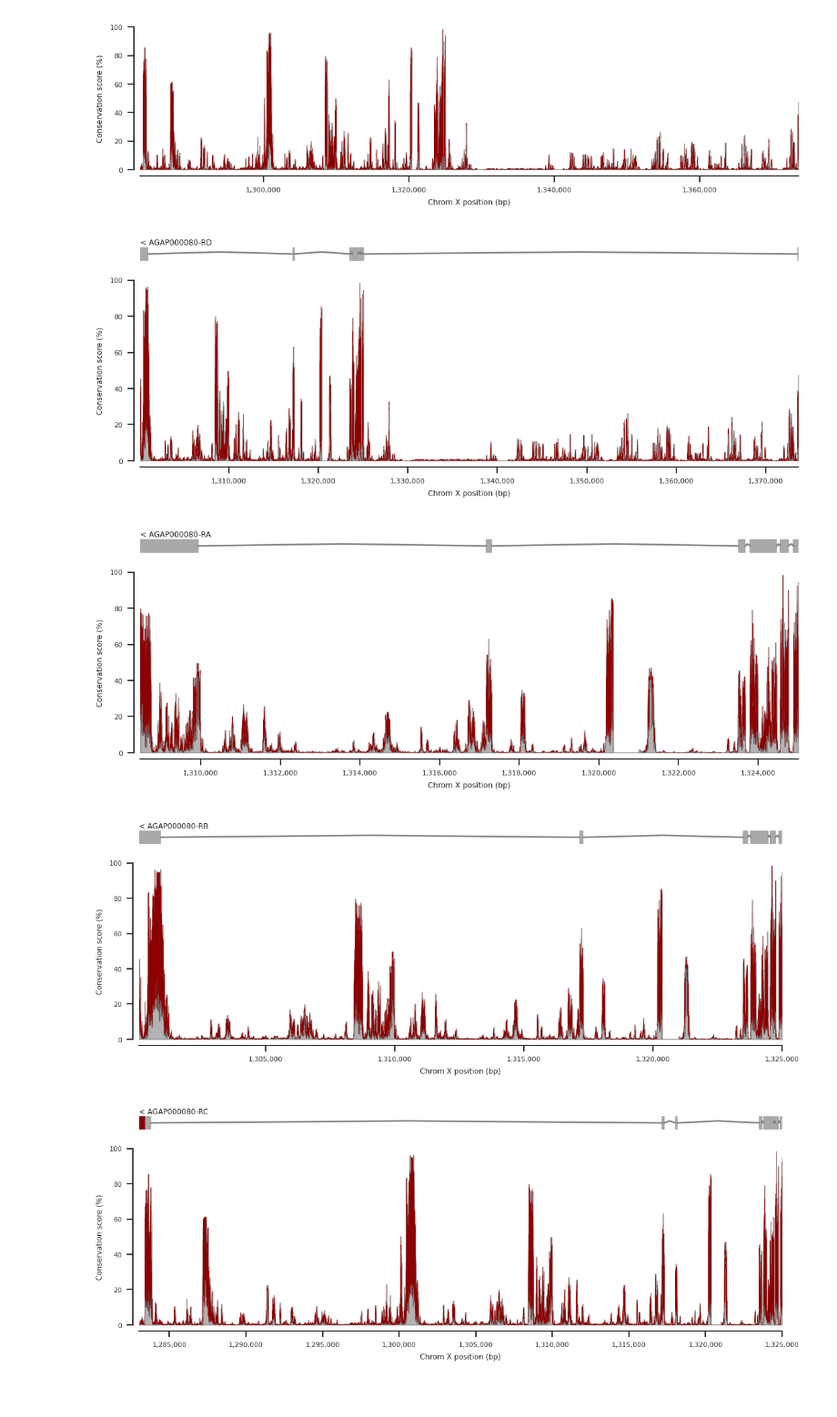
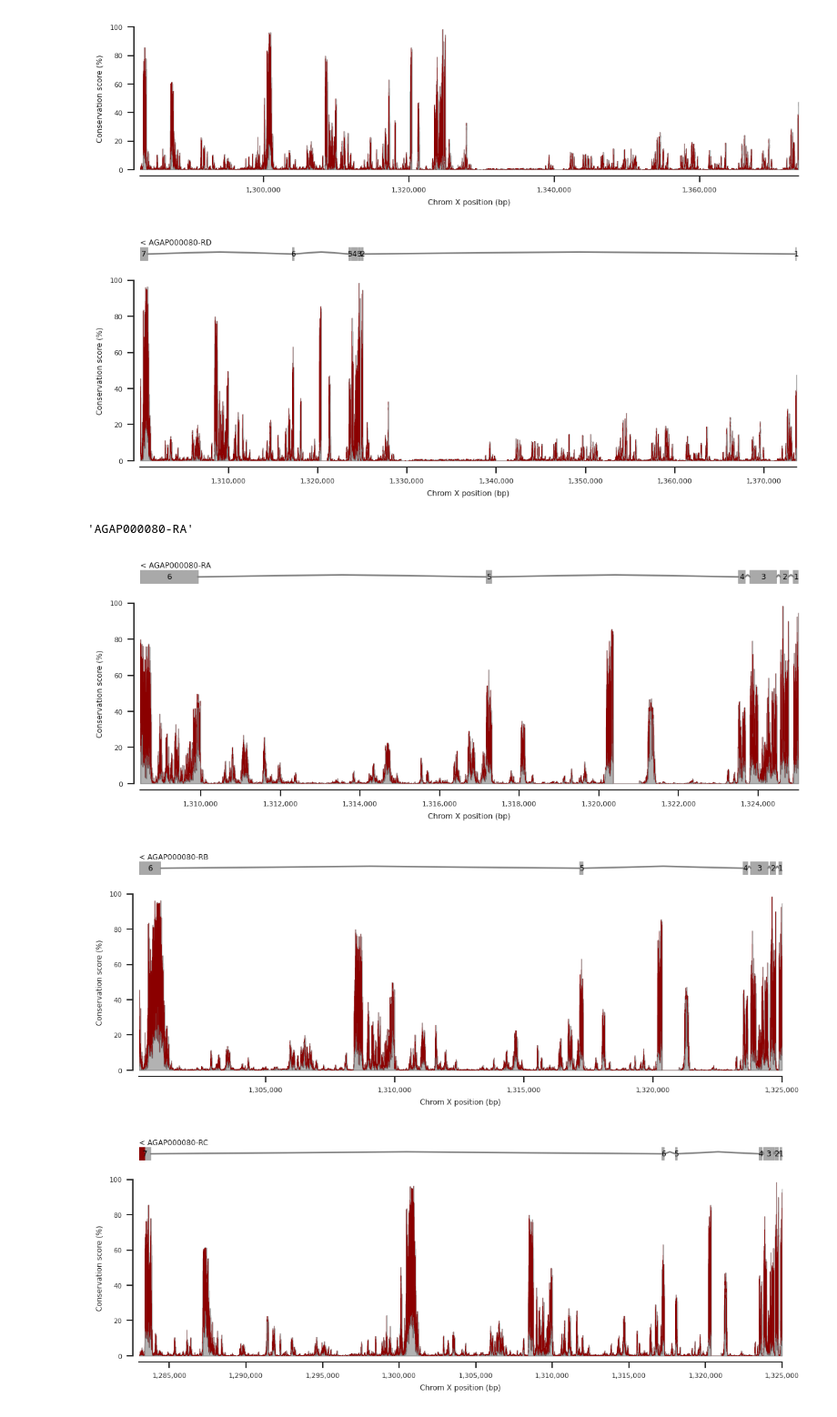
Before and after one commit to mkient/fruitless_report, a Jupyter notebook: Cs_score.ipynb, the cells around one changed output. Shown at 91% size. Cells and saved outputs as stored; diff of their text form; code cells hidden in the pictures.

```diff
--- a/Cs_score.ipynb
+++ b/Cs_score.ipynb
@@ -224,38 +222,42 @@ def plot_transcripts(geneset, height=.5, label_transcripts=True, label_exons=Fal
 # %%
 def Cs_fig(data = fru_RD, xlim = RD_reg, ylim=(0, 4), window_size=100, window_step=None,
                                 figsize=(9, 3), exon_label='{}'):
     gs = plt.GridSpec(nrows=2, ncols=1, height_ratios=(.15, 2))
 
     fig = plt.figure(figsize=figsize)
 
     # plot the gene model
     ax = fig.add_subplot(gs[0])
-    plot_transcripts(data, ax=ax, xlim=xlim[1:], exon_label=exon_label)
+    plot_transcripts(data, ax=ax, xlim=xlim[1:], label_exons=f'{data.index[1]}', exon_label=exon_label)
     ax.set_xlim(*xlim[1:])
 
     # plot diversity
     ax = fig.add_subplot(gs[1])
     plot_Cs(loc = xlim, ax = ax)
     sns.despine(ax=ax, offset=5)
     ax.set_xlim(*xlim[1:])
 
 Cs_fig()
 # %% [output]
-[figure, old version]
+[figure, new version]
+# %%
+fru_RA.index[1]
+# %% [output]
+'AGAP000080-RA'
 # %%
 ## Conservation score within the transcrit AGAP000080-RA
 RA_reg = ('X', 1308485, 1325015)
 fru_RA = transcript_dataset(fru_genset, 'AGAP000080-RA')
 Cs_fig(data=fru_RA, xlim=RA_reg)
 # %% [output]
-[figure, old version]
+[figure, new version]
 # %%
 ## Conservation score within the transcrit AGAP000080-RB
 RB_reg = ('X', 1300109, 1325015)
 fru_RB = transcript_dataset(fru_genset, 'AGAP000080-RB')
 Cs_fig(data=fru_RB, xlim=RB_reg)
 # %% [output]
-[figure, old version]
+[figure, new version]
 # %%
 ## Conservation score within the transcrit AGAP000080-RC
 RC_reg = ('X', 1283016, 1325015)
```
Also changed, not shown: parts of 2 cells of this notebook.
